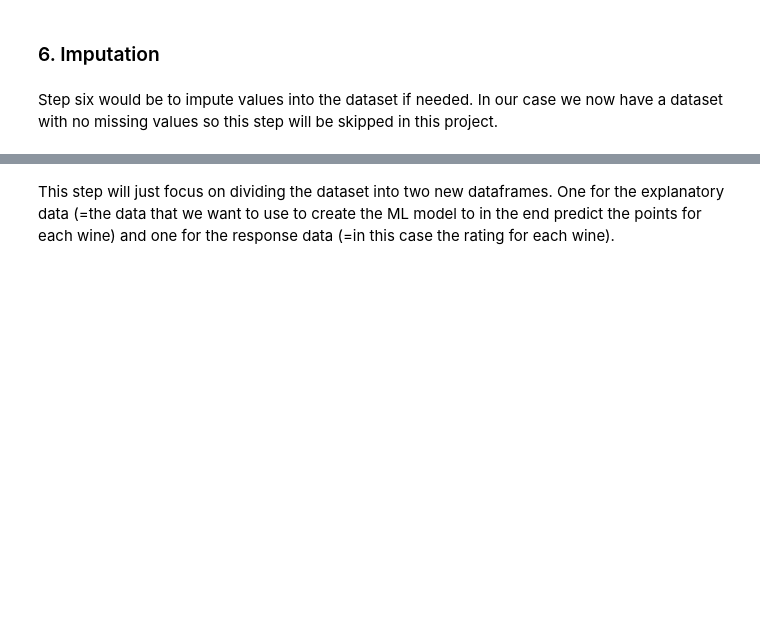
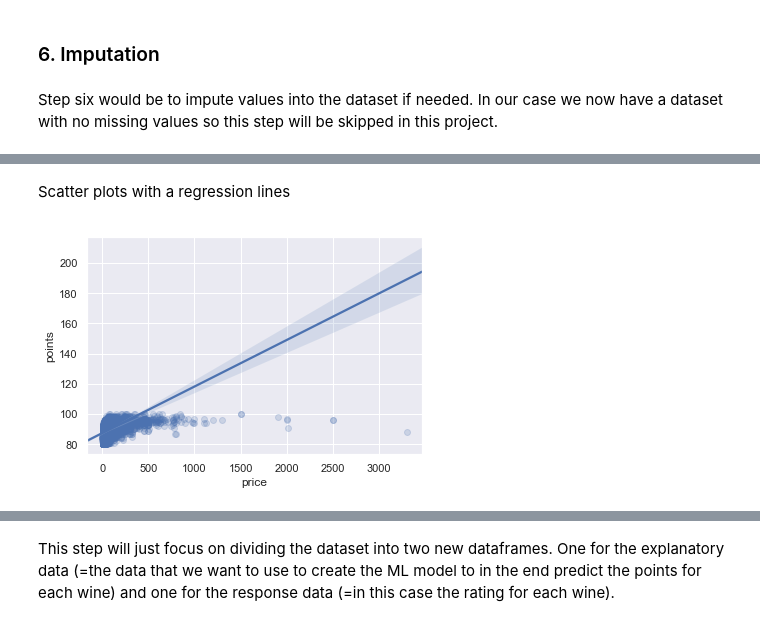
Before and after one commit to HenrikWarf/data-wine_rating_review_ML-pipeline, a Jupyter notebook: ML - Predicting Wine Rating.ipynb, the cells around one changed output, grey strips where cells are left out. Drawn from its saved outputs; the diff is of its cells as text; code cells hidden in the pictures; blank space fills up the shorter version.

```diff
--- a/ML - Predicting Wine Rating.ipynb
+++ b/ML - Predicting Wine Rating.ipynb
@@ -336,0 +455,7 @@ Step six would be to impute values into the dataset if needed. In our case we no
+# %% [markdown]
+Scatter plots with a regression lines
+# %%
+sb.regplot(data = df_price, x = 'price', y = 'points', x_jitter= 0.3,
+           scatter_kws= {'alpha' : 1/5});
+# %% [output]
+[figure, added]
```
Also changed, not shown: parts of 81 cells of this notebook.
